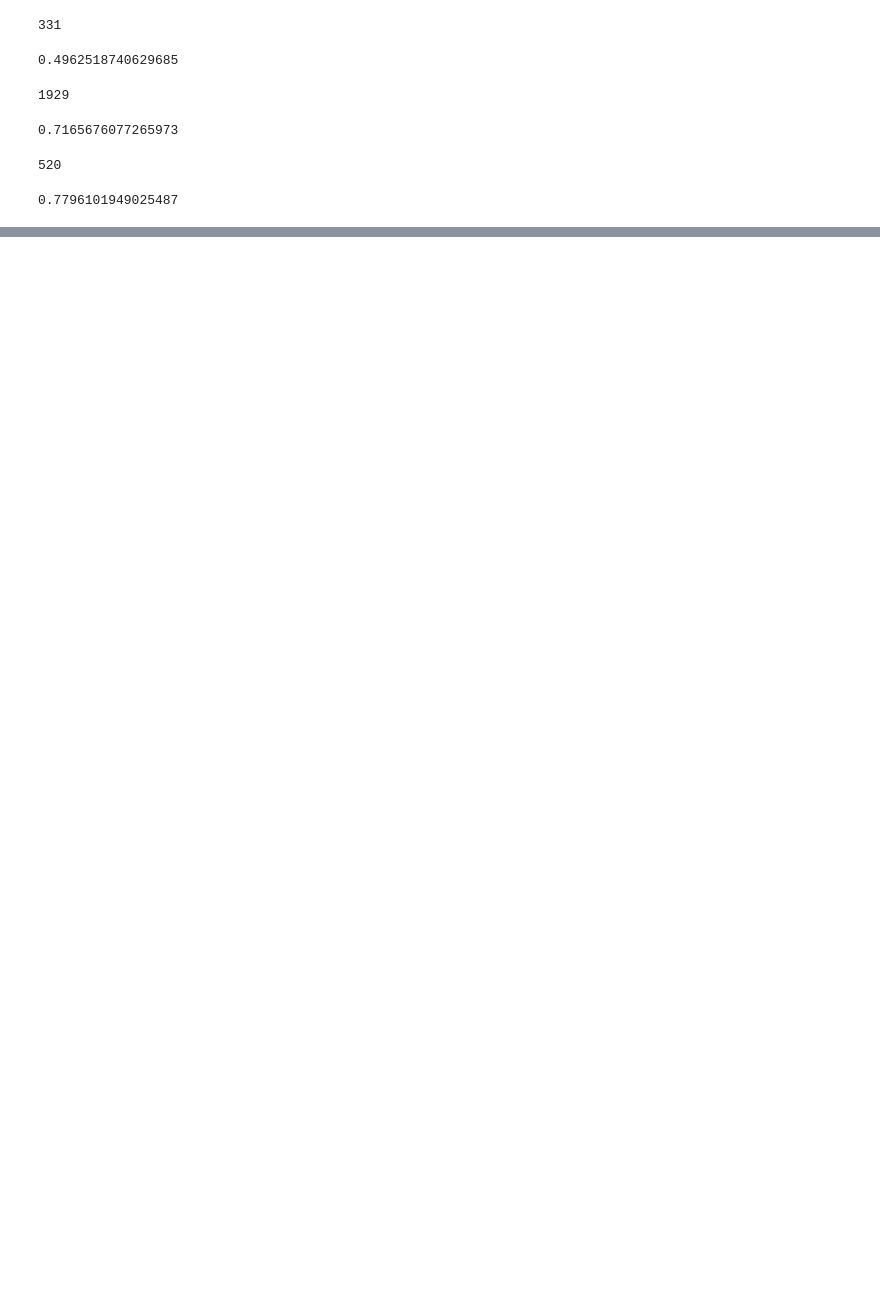
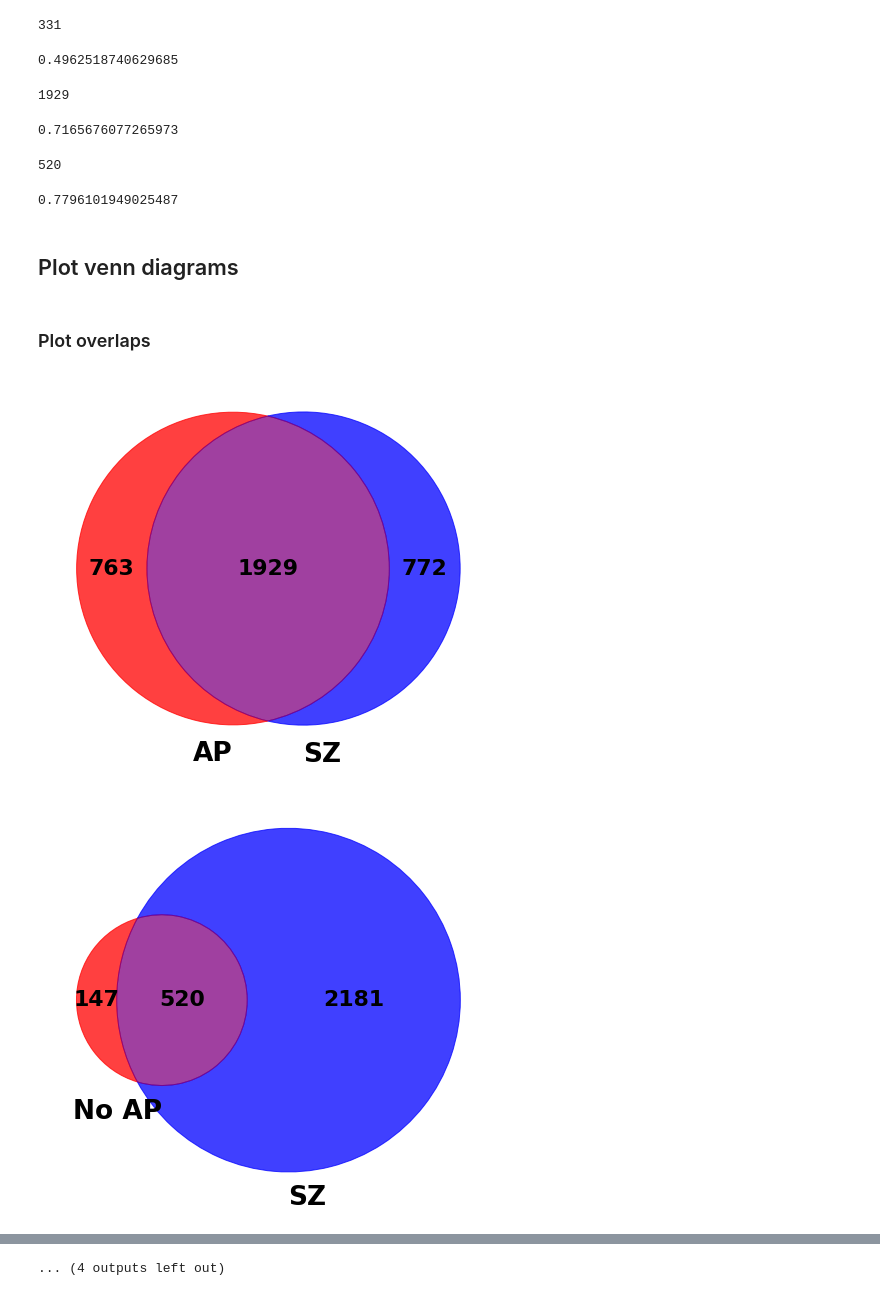
Before and after one commit to LieberInstitute/BrainSeqPhase3Caudate, a Jupyter notebook: analysis/differential_expression/antipsychotics/overlap/_m/main.ipynb, the cells around one changed output, grey strips where cells are left out. Saved outputs shown, nothing was run; the diff lists cells and outputs as text; code cells hidden in the pictures; blank space fills up the shorter version.

Commit message:
added venn diagram to antipsychotics overlap analysis

```diff
--- a/analysis/differential_expression/antipsychotics/overlap/_m/main.ipynb
+++ b/analysis/differential_expression/antipsychotics/overlap/_m/main.ipynb
@@ -37,3 +39,7 @@ len(set(get_degs(noap, 0.05).index) & set(get_degs(degs, 0.05).index))
 len(set(get_degs(noap, 0.05).index) & set(get_degs(degs, 0.05).index)) / len(set(get_degs(noap, 0.05).index))
 # %% [output]
 0.7796101949025487
+# %% [markdown]
+## Plot venn diagrams
+# %%
+plt.rcParams.update({'font.size': 22, 'font.weight': 'bold'})
@@ -39,0 +96,11 @@ len(set(get_degs(noap, 0.05).index) & set(get_degs(degs, 0.05).index)) / len(set
+# %% [markdown]
+### Plot overlaps
+# %%
+for feature in ["genes", "transcripts", "exons", "junctions"]:
+    plot_pairwise_venn(feature, "Yes")
+    plot_pairwise_venn(feature, "No")
+    plot_pairwise_venn(feature, "Both")
+    plot_venn3(feature)
+# %% [output]
+[figure, added]
+[figure, added]
@@ -39,0 +117 @@ len(set(get_degs(noap, 0.05).index) & set(get_degs(degs, 0.05).index)) / len(set
+... (4 outputs left out)
```
Also changed, not shown: parts of 4 cells of this notebook, 36 other files.
